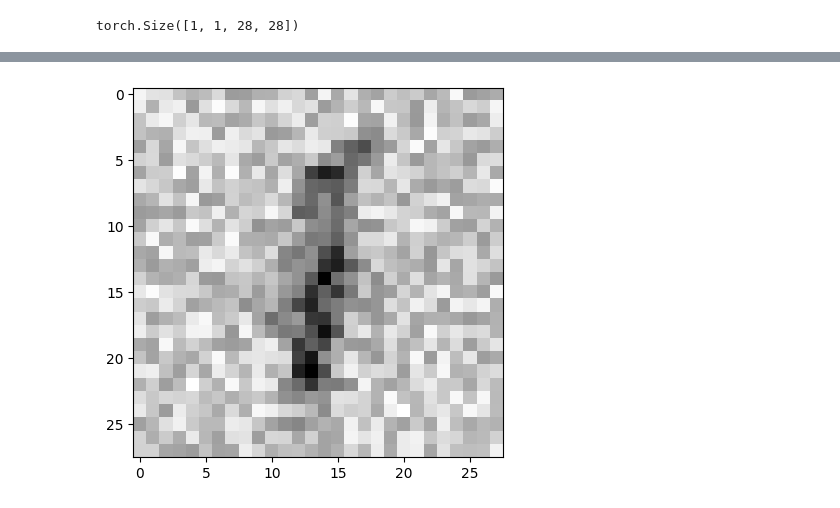
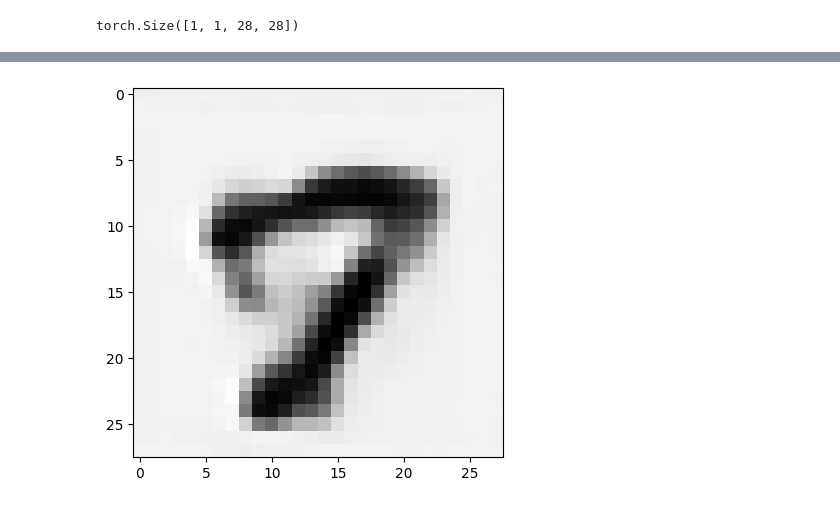
Before and after one commit to rohanjsheth/DiffusionModels, a Jupyter notebook: ToyDiffusionMINST.ipynb, the cells around one changed output, grey strips where cells are left out. Cells and saved outputs as stored; diff of their text form; code cells hidden in the pictures.

```diff
--- a/ToyDiffusionMINST.ipynb
+++ b/ToyDiffusionMINST.ipynb
@@ -113,7 +136,7 @@ torch.Size([1, 1, 28, 28])
 batch_size = 128
 train_dataloader = DataLoader(dataset, batch_size=batch_size, shuffle=True)
 
-n_epochs = 3
+n_epochs = 10
 
 net = BasicUNet()
 net.to(device)
@@ -174,0 +205,10 @@ axs[2].imshow(torchvision.utils.make_grid(preds)[0].clip(0, 1), cmap='Greys');
+# %%
+def iterative_sample():
+  x = torch.rand(1, 1, 28, 28)
+  x = x.to(device)
+  for i in range(5):
+    x = (1-(i/5))*net(x)+(i/5)*x
+  x = x.detach().cpu()
+  plt.imshow(x.squeeze(), cmap='gray_r')
+
+iterative_sample()
@@ -175,12 +316,12 @@ axs[2].imshow(torchvision.utils.make_grid(preds)[0].clip(0, 1), cmap='Greys');
 # %%
 def iterative_sample():
   x = torch.rand(1, 1, 28, 28)
   x = x.to(device)
-  for i in range(10):
-    x = 0.1*net(x)+0.9*x
+  for i in range(3):
+    x = (1-(i/3))*net(x, 0).sample+(i/3)*x
   x = x.detach().cpu()
   plt.imshow(x.squeeze(), cmap='gray_r')
 
 iterative_sample()
 # %% [output]
-[figure, old version]
+[figure, new version]
```
Also changed, not shown: parts of 9 cells of this notebook.
